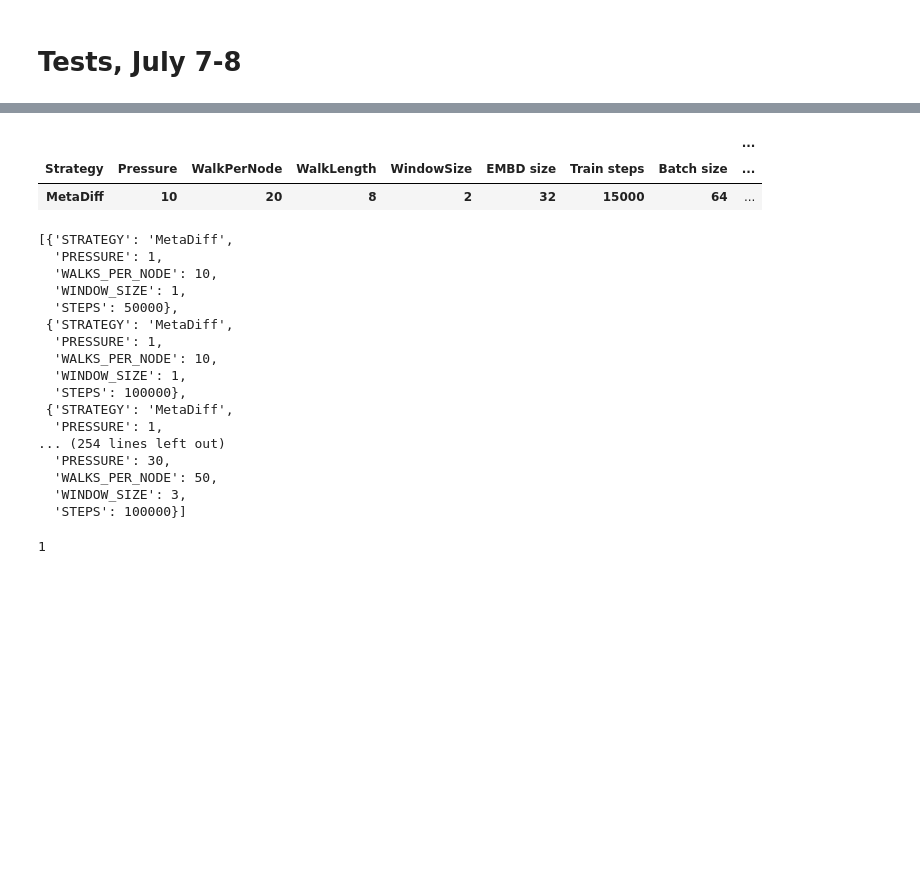
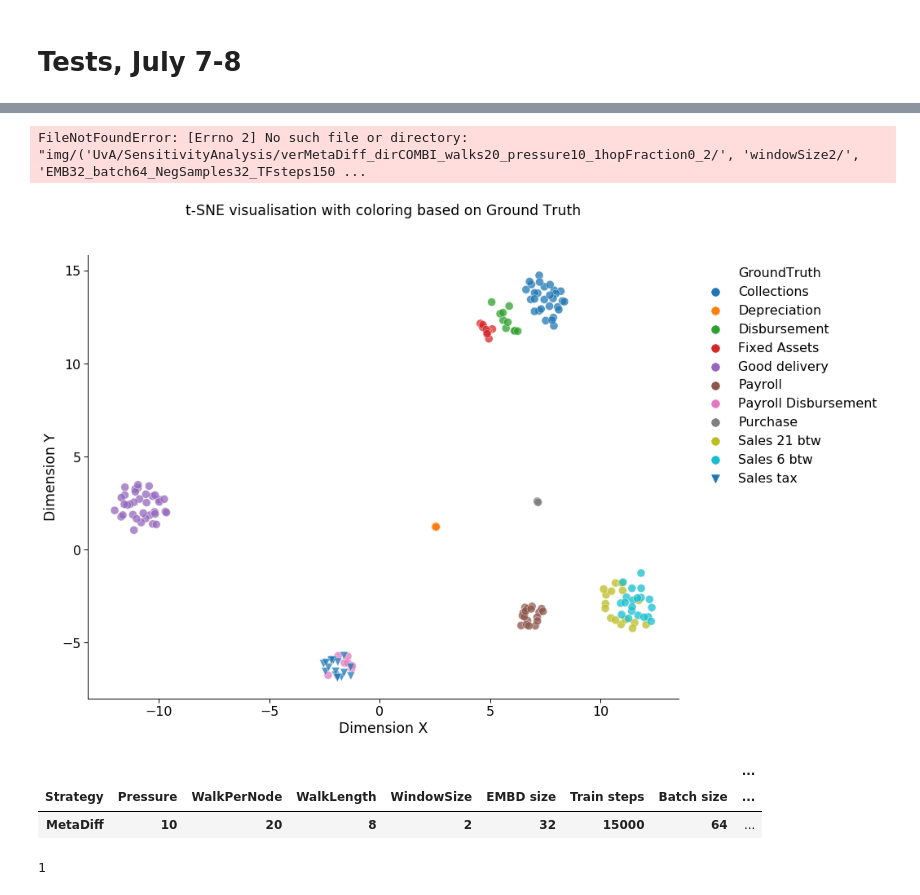
Before and after one commit to AlexWorldD/NetEmbs, a Jupyter notebook: Sensitivity analysis.ipynb, the cells around one changed output, grey strips where cells are left out. Drawn from its saved outputs; the diff is of its cells as text; code cells hidden in the pictures; blank space fills up the shorter version.

```diff
--- a/Sensitivity analysis.ipynb
+++ b/Sensitivity analysis.ipynb
@@ -279,3 +274,8 @@ res
+# %%
+plot_tSNE(cl_labs, "GroundTruth", title="Ground Truth", context="paper_full")
+# %% [output]
+FileNotFoundError: [Errno 2] No such file or directory: "img/('UvA/SensitivityAnalysis/verMetaDiff_dirCOMBI_walks20_pressure10_1hopFraction0_2/', 'windowSize2/', 'EMB32_batch64_NegSamples32_TFsteps150 ...
+[figure, added]
 # %%
 cur_params = {"Strategy": CONFIG.STEP_VERSION,
                       "Pressure": CONFIG.PRESSURE,
@@ -302,26 +302,6 @@ myGRID = {"Strategy": ["MetaDiff"],
           "Walks_Per_Node": [10, 30, 50],
           "Window_Size": [1, 2, 3],
           "Steps": [50000, 100000]}
-# %%
-for cur_args in get_GRID(myGRID):
-# %% [output]
-[{'STRATEGY': 'MetaDiff',
-  'PRESSURE': 1,
-  'WALKS_PER_NODE': 10,
-  'WINDOW_SIZE': 1,
-  'STEPS': 50000},
- {'STRATEGY': 'MetaDiff',
-  'PRESSURE': 1,
-  'WALKS_PER_NODE': 10,
-  'WINDOW_SIZE': 1,
-  'STEPS': 100000},
- {'STRATEGY': 'MetaDiff',
-  'PRESSURE': 1,
-... (254 lines left out)
-  'PRESSURE': 30,
-  'WALKS_PER_NODE': 50,
-  'WINDOW_SIZE': 3,
-  'STEPS': 100000}]
 # %%
 test_args = {'STRATEGY': 'MetaDiff',
   'PRESSURE': 1,
```
Also changed, not shown: parts of 2 cells of this notebook, 23 other files.
